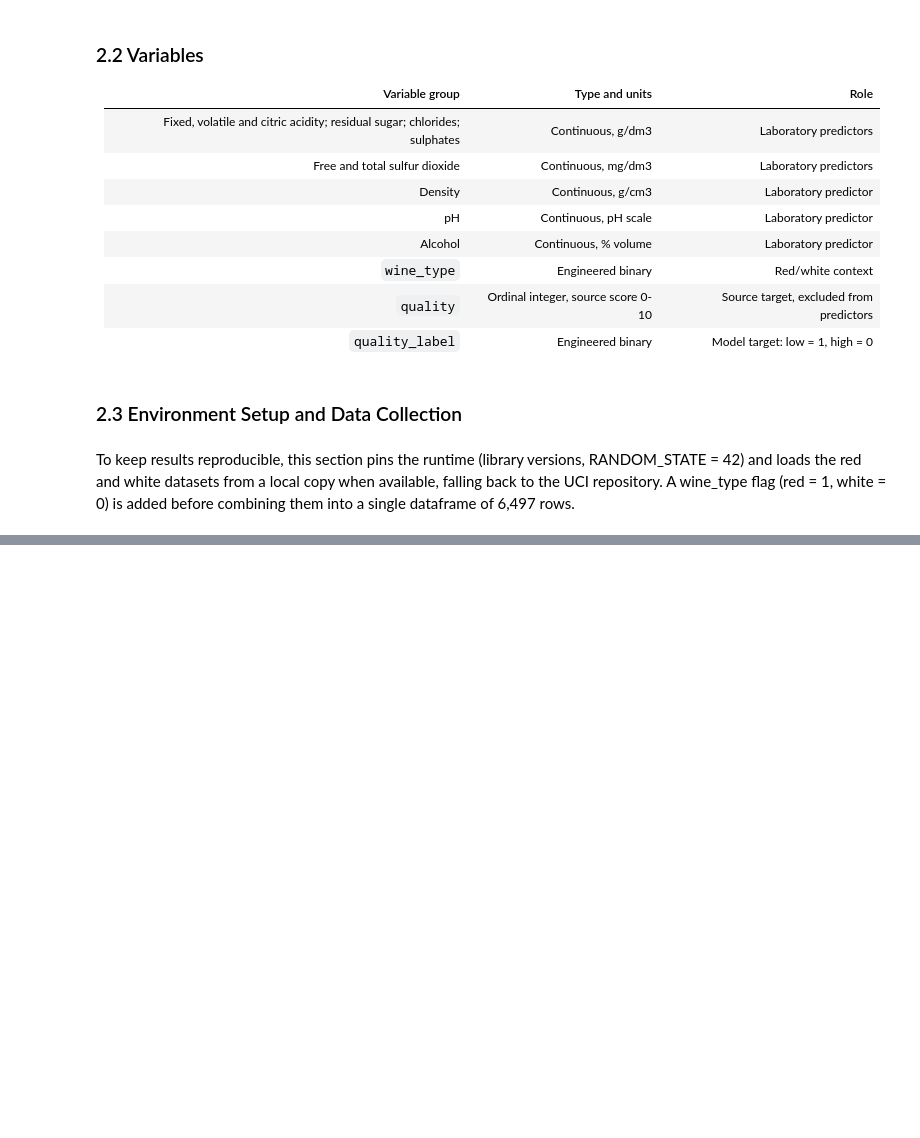
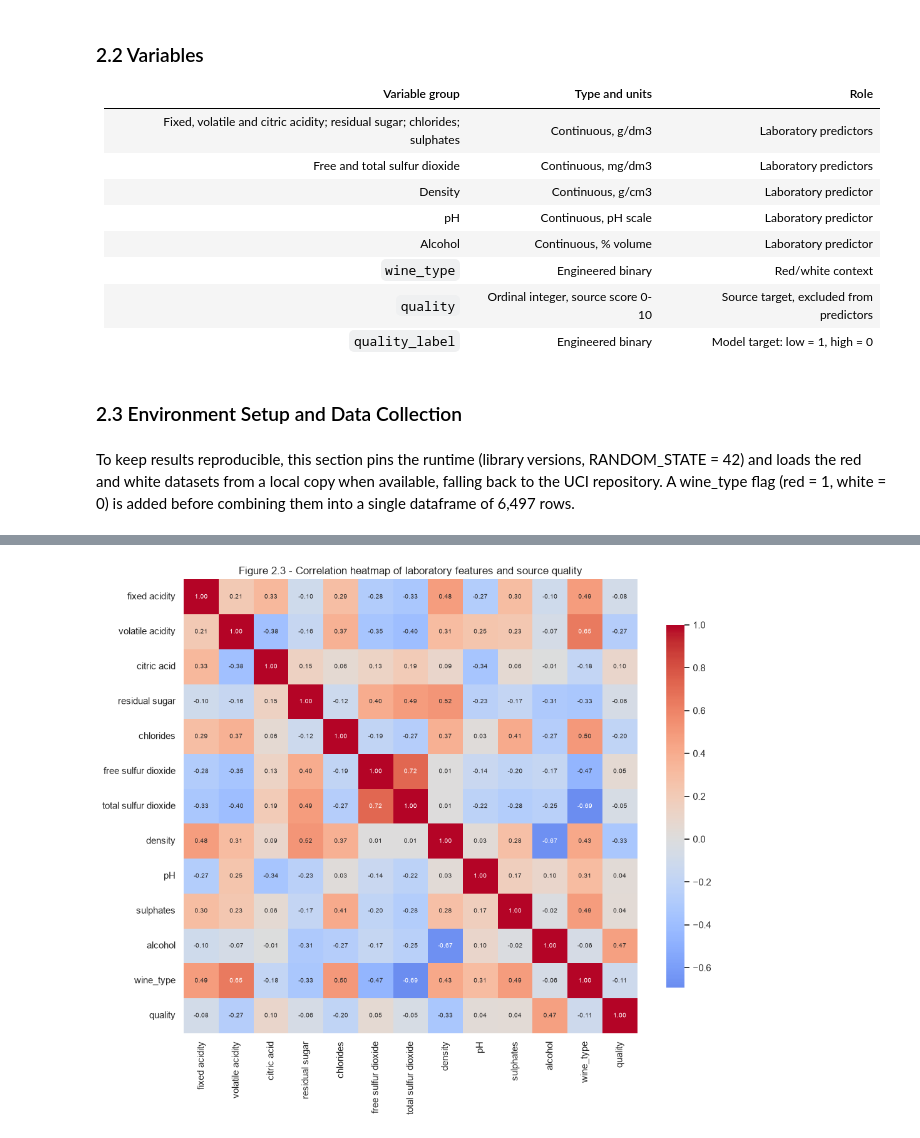
Before and after one commit to lfariabr/masters-swe-ai, a Jupyter notebook: 2026-T2/MLN/assignments/Assessment2/notebook/MLN601FariaLuisBrief2v7.ipynb, the cells around one changed output, grey strips where cells are left out. Cells and saved outputs as stored; diff of their text form; code cells hidden in the pictures; blank space fills up the shorter version.

```diff
--- a/2026-T2/MLN/assignments/Assessment2/notebook/MLN601FariaLuisBrief2v7.ipynb
+++ b/2026-T2/MLN/assignments/Assessment2/notebook/MLN601FariaLuisBrief2v7.ipynb
@@ -247,0 +403,16 @@ plt.show()
+# %%
+heatmap_columns = source_features + ["wine_type", "quality"]
+source_corr = df[heatmap_columns].corr()
+plt.figure(figsize=(11, 9))
+sns.heatmap(source_corr, annot=True, fmt=".2f", cmap="coolwarm", center=0,
+            square=True, cbar_kws={"shrink": 0.8}, annot_kws={"size": 7})
+plt.title("Figure 2.3 - Correlation heatmap of laboratory features and source quality")
+plt.tight_layout()
+plt.savefig(FIG_DIR / "v7_corr_heatmap.png", dpi=120)
+plt.show()
+
+# free and total sulfur dioxide correlate at 0.72 - chemically, total contains free
+# - so in Section 3 I test an engineered bound-SO2 feature to separate them.
+# density vs alcohol, -0.67: more alcohol, less dense - alcohol is lighter than water
+# %% [output]
+[figure, added]
```
Also changed, not shown: parts of 14 cells of this notebook, 8 other files.
